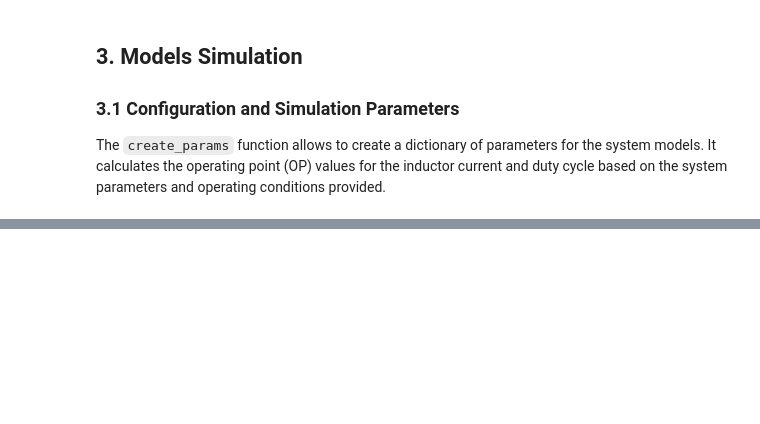
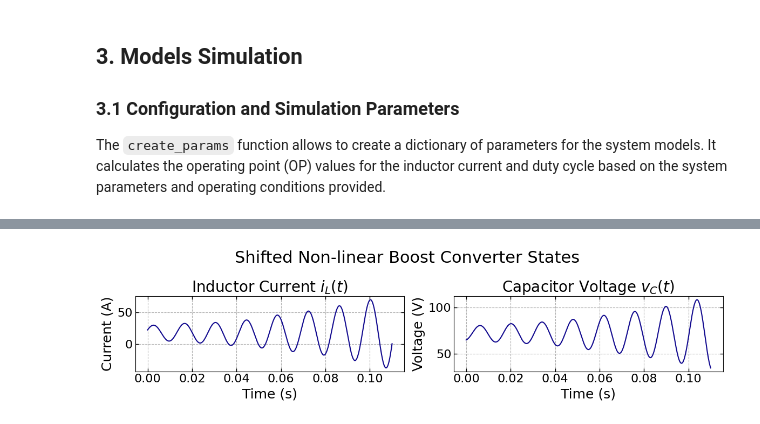
Before and after one commit to andel-vitorio/etc-for-dc-converters, a Jupyter notebook: notebooks/etc-boost-converter-with-cpl.ipynb, the cells around one changed output, grey strips where cells are left out. Cells and saved outputs as stored; diff of their text form; code cells hidden in the pictures; blank space fills up the shorter version.

```diff
--- a/notebooks/etc-boost-converter-with-cpl.ipynb
+++ b/notebooks/etc-boost-converter-with-cpl.ipynb
@@ -445,8 +445,8 @@ class LinearizedBoostConverter:
   def __init__(self, name, params):
     self.name = name
     self.inputs = ('δd', 'δPcpl')
-    self.outputs = ('δIl', 'δVc')
-    self.states = ('δIl', 'δVc')
+    self.outputs = ('δiL', 'δvC')
+    self.states = ('δiL', 'δvC')
     self.system = self.create_linearized_system(params)
 
   def create_linearized_system(self, params):
@@ -1249,0 +790,38 @@ plt.show()
+# %%
+linearized_boost = LinearizedBoostConverter(
+    'boost_linearized', scenarios[SCENARIO_TAG]['params'])
+
+t_linearized, y_linearized = simulate(
+    converter=linearized_boost,
+    params=scenarios[SCENARIO_TAG]['params'],
+    end_time=scenarios[SCENARIO_TAG]['end_time'],
+    initial_factor=scenarios[SCENARIO_TAG]['initial_states_factor'],
+    perturbation_signal_data=scenarios[SCENARIO_TAG]['perturbation_signal_data'],
+    step=1e-5,
+)
+# %%
+# Definindo o tamanho da figura e os subplots
+fig, axs = plt.subplots(1, 2, figsize=(12, 3))
+
+params = scenarios[SCENARIO_TAG]['params']
+
+# Adicionando o título à figura
+fig.suptitle("Shifted Non-linear Boost Converter States", fontsize=22)
+
+# Configurando o subplot da Corrente do Indutor
+set_subplot(
+    axs[0],
+    t_linearized, y_linearized[0] + params['op']['iL'],
+    'Time (s)', 'Current (A)', 'Inductor Current $i_L(t)$',
+)
+
+# Configurando o subplot da Tensão do Capacitor
+set_subplot(
+    axs[1],
+    t_linearized, y_linearized[1] + params['op']['vC'],
+    'Time (s)', 'Voltage (V)', 'Capacitor Voltage $v_C(t)$',
+)
+
+plt.tight_layout()
+# %% [output]
+[figure, added]
```
Also changed, not shown: parts of 47 cells of this notebook, 42 other files.
